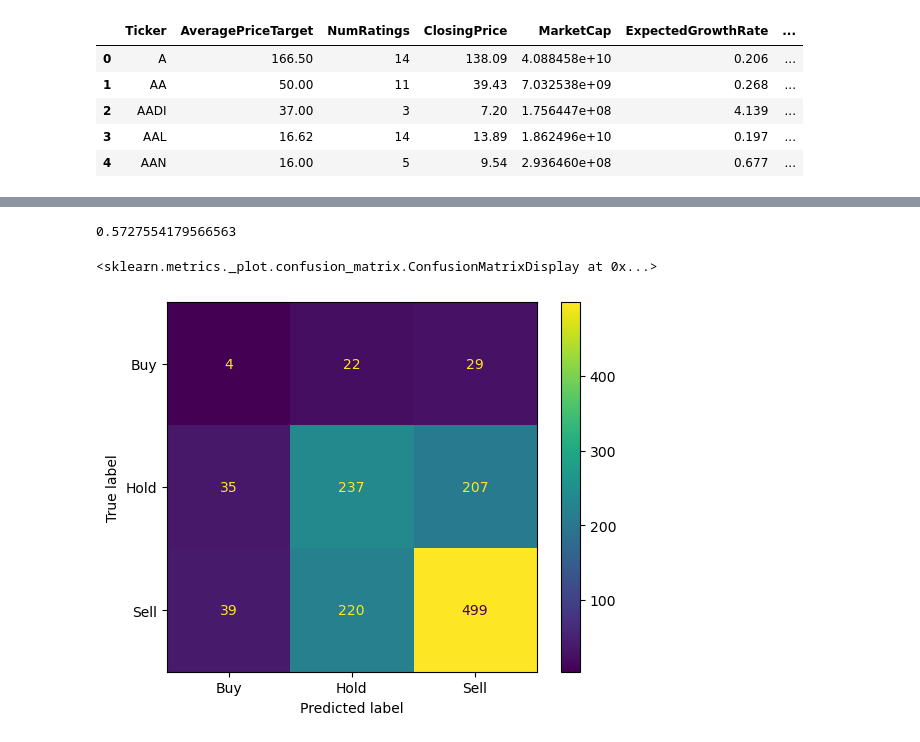
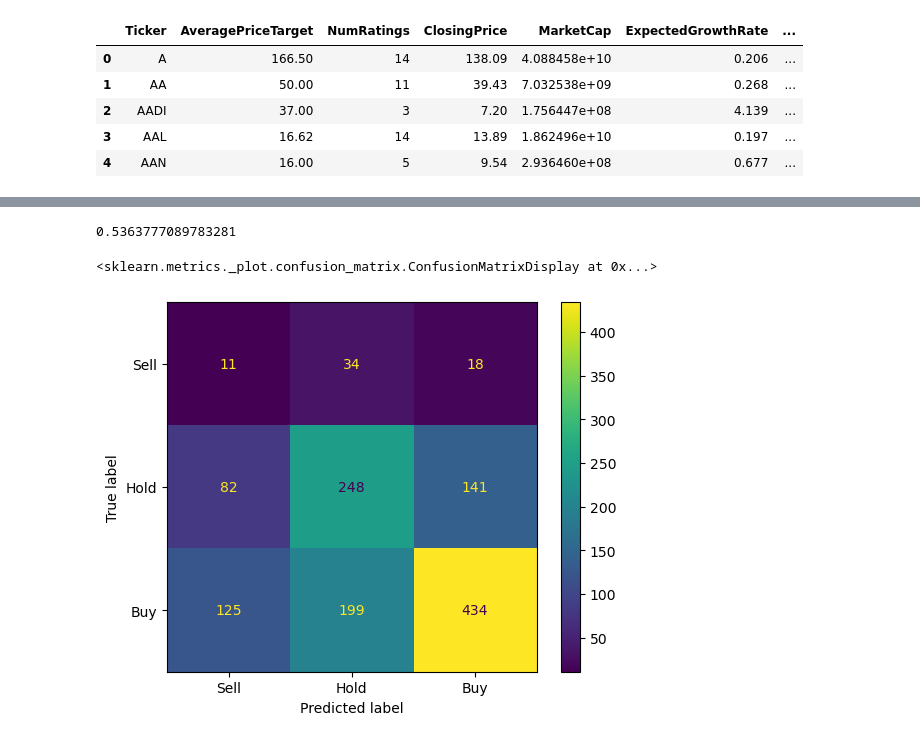
Before and after one commit to ChuckNadel/PredictingAnalystConsensus, a Jupyter notebook: ModelingNotebook.ipynb, the cells around one changed output, grey strips where cells are left out. Drawn from its saved outputs; the diff is of its cells as text; code cells hidden in the pictures.

```diff
--- a/ModelingNotebook.ipynb
+++ b/ModelingNotebook.ipynb
@@ -184,25 +28,23 @@ stock_data.describe()
 # %%
-first_model_df = stock_data[['Ticker', 'TotalRevenue','OverallRecommendation']]
+first_model_df = stock_data[['Ticker', 'TotalRevenue', 'NormEBITDA','OverallRecommendation']]
 first_model_df.set_index('Ticker', inplace = True)
 # %%
-X = first_model_df['TotalRevenue']
+X = first_model_df.drop(['OverallRecommendation'], axis = 1)
 y = first_model_df['OverallRecommendation']
 X_train, X_test, y_train, y_test = train_test_split(X, y, test_size= 0.4, random_state= 42)
-# %%
-X_train = X_train.to_numpy().reshape(-1, 1)
-X_test = X_test.to_numpy().reshape(-1, 1)
-scaler = StandardScaler()
-X_train_scaled = scaler.fit_transform(X_train)
-X_test_scaled = scaler.transform(X_test)
+# %%
+smt = SMOTE(random_state = 42)
+ss = StandardScaler()
+rfc = RandomForestClassifier(random_state = 42)
+rfc_pipeline = Pipeline([('smote', smt),('scaler', ss),('random_forest',rfc)])
 # %%
-rfc = RandomForestClassifier(random_state= 42)
-rfc.fit(X_train_scaled, y_train)
-y_pred = rfc.predict(X_test_scaled)
+rfc_pipeline.fit(X_train, y_train)
+y_pred = rfc_pipeline.predict(X_test)
 accuracy = accuracy_score(y_test, y_pred)
 print(accuracy)
 cm = confusion_matrix(y_true = y_test, y_pred = y_pred)
-ConfusionMatrixDisplay(cm, display_labels= ['Buy','Hold','Sell']).plot()
+ConfusionMatrixDisplay(cm, display_labels= ['Sell','Hold','Buy']).plot()
 # %% [output]
-0.5727554179566563
+0.5363777089783281
 <sklearn.metrics._plot.confusion_matrix.ConfusionMatrixDisplay at 0x...>
-[figure, old version]
+[figure, new version]
```
Also changed, not shown: parts of 23 cells of this notebook, 2 other files.
